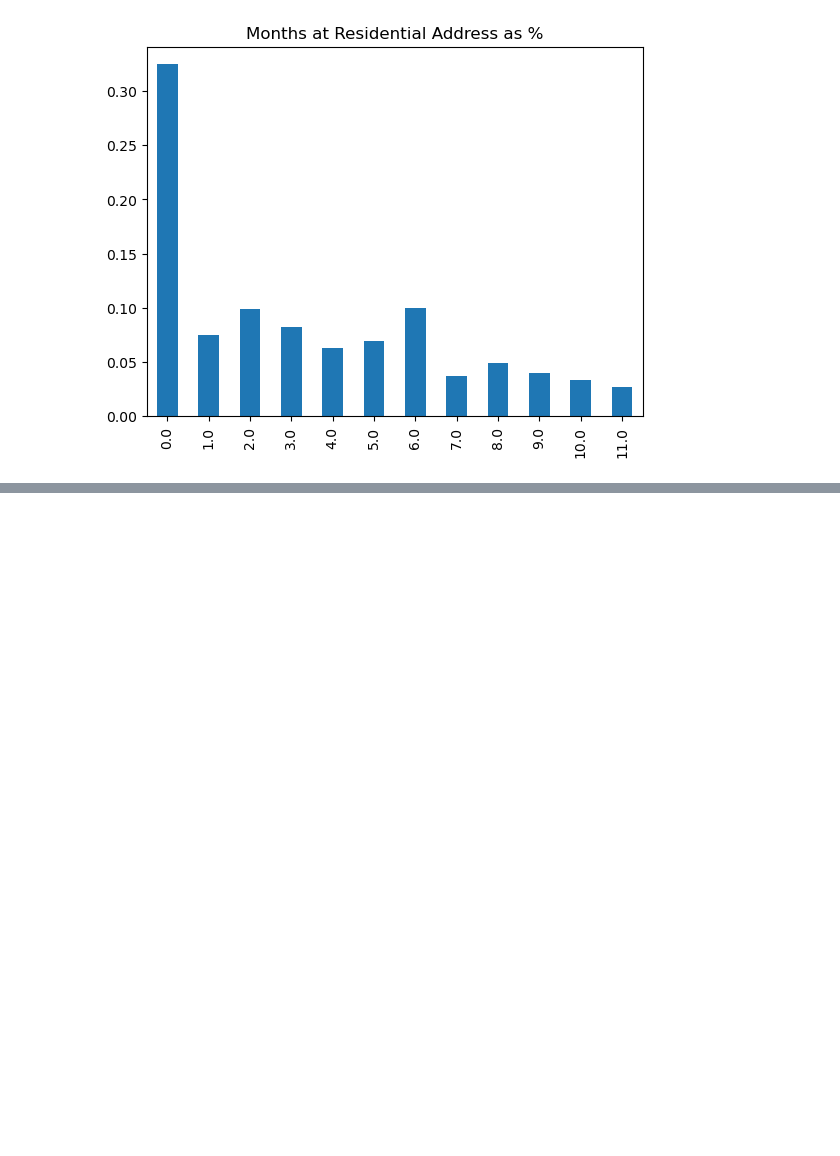
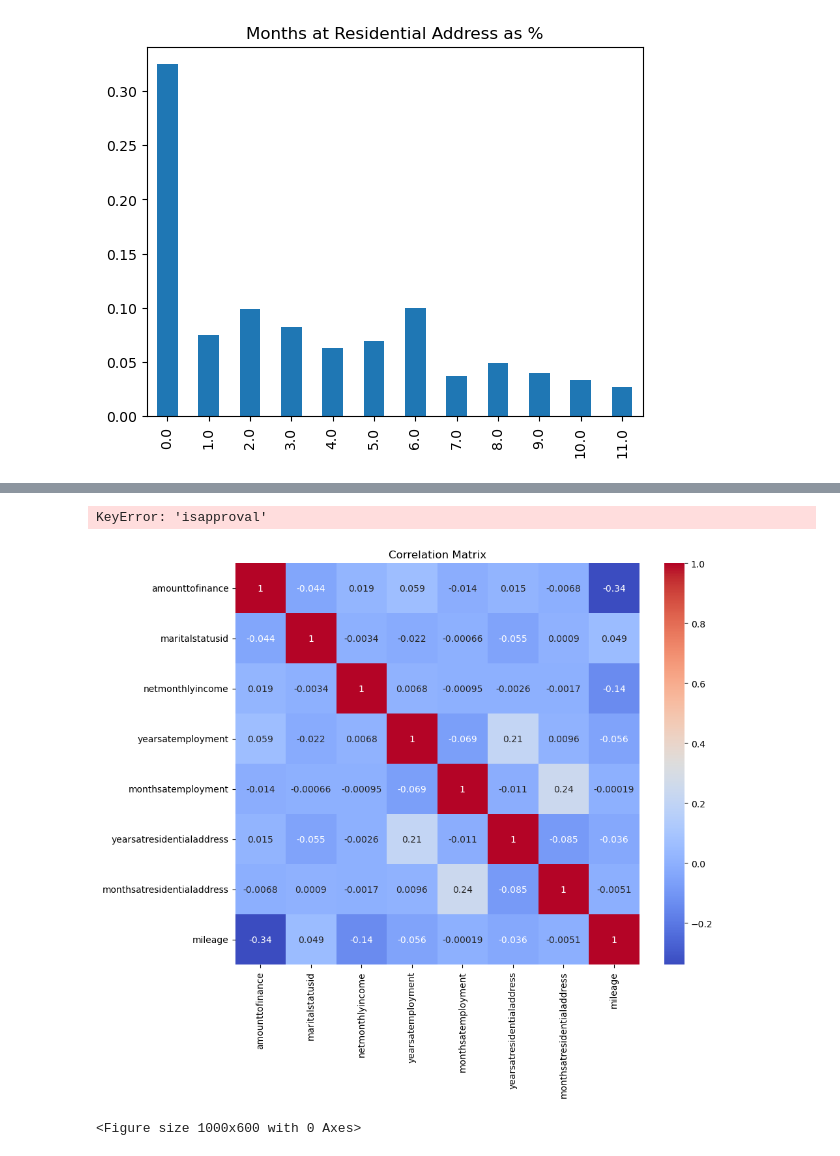
Before and after one commit to Colin-H-CF247/affiliate_supression_temp, a Jupyter notebook: development/affiliate_supression_V2/Colin/EDA.ipynb, the cells around one changed output, grey strips where cells are left out. Saved outputs shown, nothing was run; the diff lists cells and outputs as text; code cells hidden in the pictures; blank space fills up the shorter version.

```diff
--- a/development/affiliate_supression_V2/Colin/EDA.ipynb
+++ b/development/affiliate_supression_V2/Colin/EDA.ipynb
@@ -294,0 +221,31 @@ affiliate_leads["netmonthlyincome"][0:500].value_counts(normalize=True).sort_ind
+# %%
+import pandas as pd
+import seaborn as sns
+import matplotlib.pyplot as plt
+
+def plot_correlations(df, target):
+    # Calculate correlation matrix
+    corr_matrix = df.corr()
+
+    # Plot correlation matrix
+    plt.figure(figsize=(10, 8))
+    sns.heatmap(corr_matrix, annot=True, cmap="coolwarm")
+    plt.title("Correlation Matrix")
+
+    # Plot correlations with target variable
+    plt.figure(figsize=(10, 6))
+    sns.barplot(x=corr_matrix[target].index, y=corr_matrix[target].values)
+    plt.xticks(rotation=90)
+    plt.title("Correlations with Target")
+
+    plt.show()
+
+# Example usage
+df = affiliate_leads  # Replace "your_dataset.csv" with your actual dataset file path
+target_variable = "isapproval"  # Replace "target_column_name" with the name of your target column
+
+plot_correlations(df, target_variable)
+# %% [output]
+KeyError: 'isapproval'
+[figure, added]
+<Figure size 1000x600 with 0 Axes>
```
Also changed, not shown: parts of 25 cells of this notebook.
